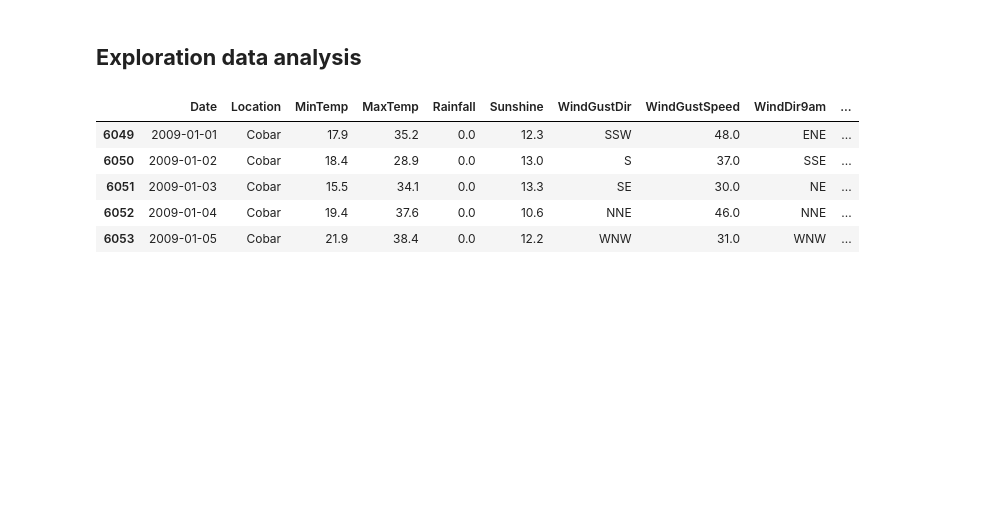
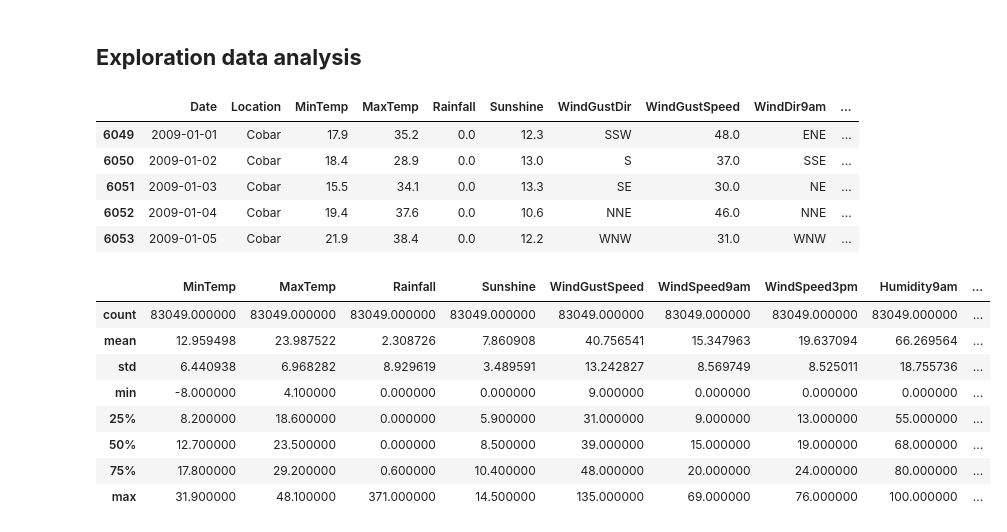
Before and after one commit to dzungpnguyen/rain-in-australia, a Jupyter notebook: data_exploration_analysis.ipynb, the cells around one changed output. Drawn from its saved outputs; the diff is of its cells as text; code cells hidden in the pictures; blank space fills up the shorter version.

```diff
--- a/data_exploration_analysis.ipynb
+++ b/data_exploration_analysis.ipynb
@@ -248,3 +248,15 @@ df.head()
 | 6051 | 2009-01-03 | Cobar | 15.5 | 34.1 | 0.0 | 13.3 | SE | 30.0 | NE | ... |
 | 6052 | 2009-01-04 | Cobar | 19.4 | 37.6 | 0.0 | 10.6 | NNE | 46.0 | NNE | ... |
 | 6053 | 2009-01-05 | Cobar | 21.9 | 38.4 | 0.0 | 12.2 | WNW | 31.0 | WNW | ... |
+# %%
+df.select_dtypes(exclude='object').describe()
+# %% [output]
+|  | MinTemp | MaxTemp | Rainfall | Sunshine | WindGustSpeed | WindSpeed9am | WindSpeed3pm | Humidity9am | ... |
+| count | 83049.000000 | 83049.000000 | 83049.000000 | 83049.000000 | 83049.000000 | 83049.000000 | 83049.000000 | 83049.000000 | ... |
+| mean | 12.959498 | 23.987522 | 2.308726 | 7.860908 | 40.756541 | 15.347963 | 19.637094 | 66.269564 | ... |
+| std | 6.440938 | 6.968282 | 8.929619 | 3.489591 | 13.242827 | 8.569749 | 8.525011 | 18.755736 | ... |
+| min | -8.000000 | 4.100000 | 0.000000 | 0.000000 | 9.000000 | 0.000000 | 0.000000 | 0.000000 | ... |
+| 25% | 8.200000 | 18.600000 | 0.000000 | 5.900000 | 31.000000 | 9.000000 | 13.000000 | 55.000000 | ... |
+| 50% | 12.700000 | 23.500000 | 0.000000 | 8.500000 | 39.000000 | 15.000000 | 19.000000 | 68.000000 | ... |
+| 75% | 17.800000 | 29.200000 | 0.600000 | 10.400000 | 48.000000 | 20.000000 | 24.000000 | 80.000000 | ... |
+| max | 31.900000 | 48.100000 | 371.000000 | 14.500000 | 135.000000 | 69.000000 | 76.000000 | 100.000000 | ... |
```
Also changed, not shown: parts of 2 cells of this notebook.
